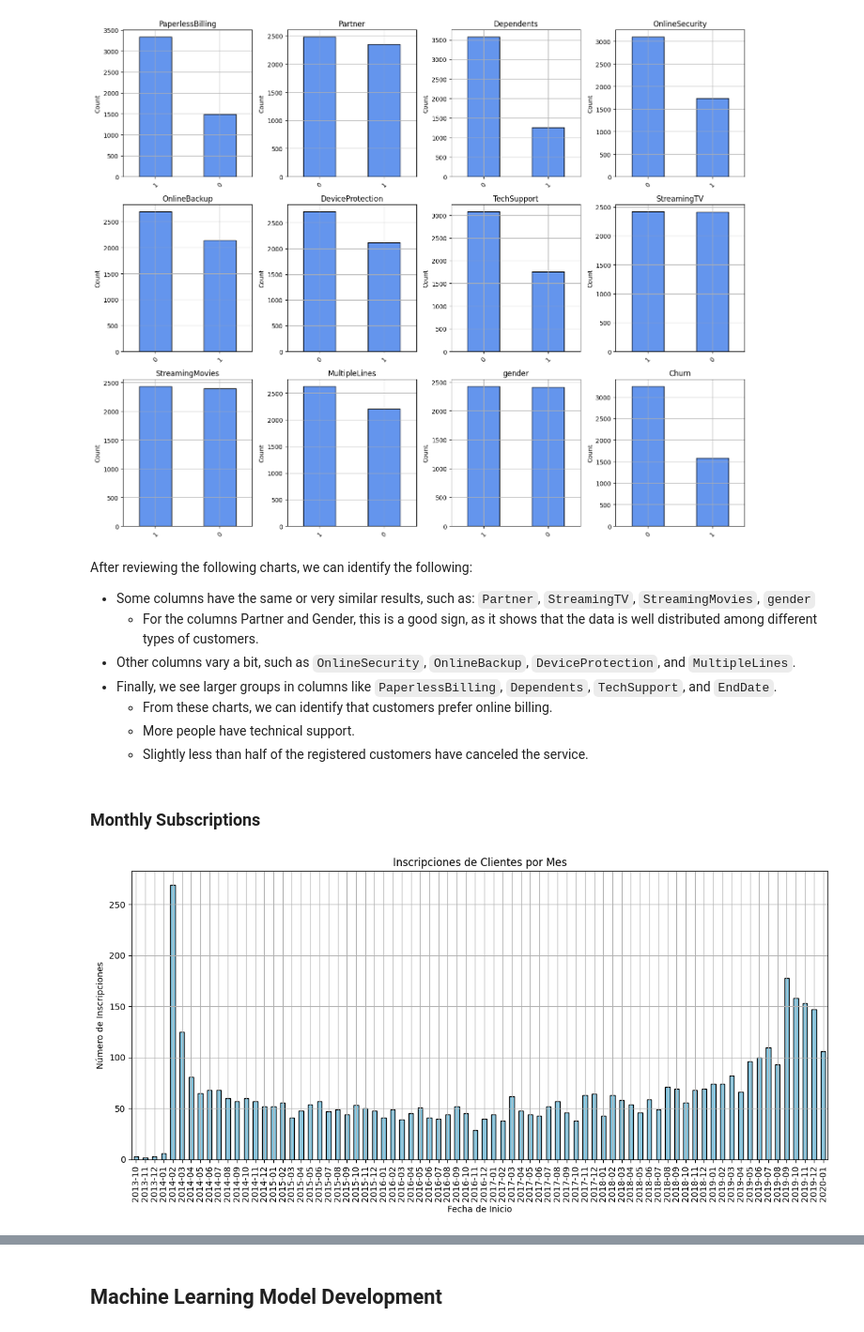
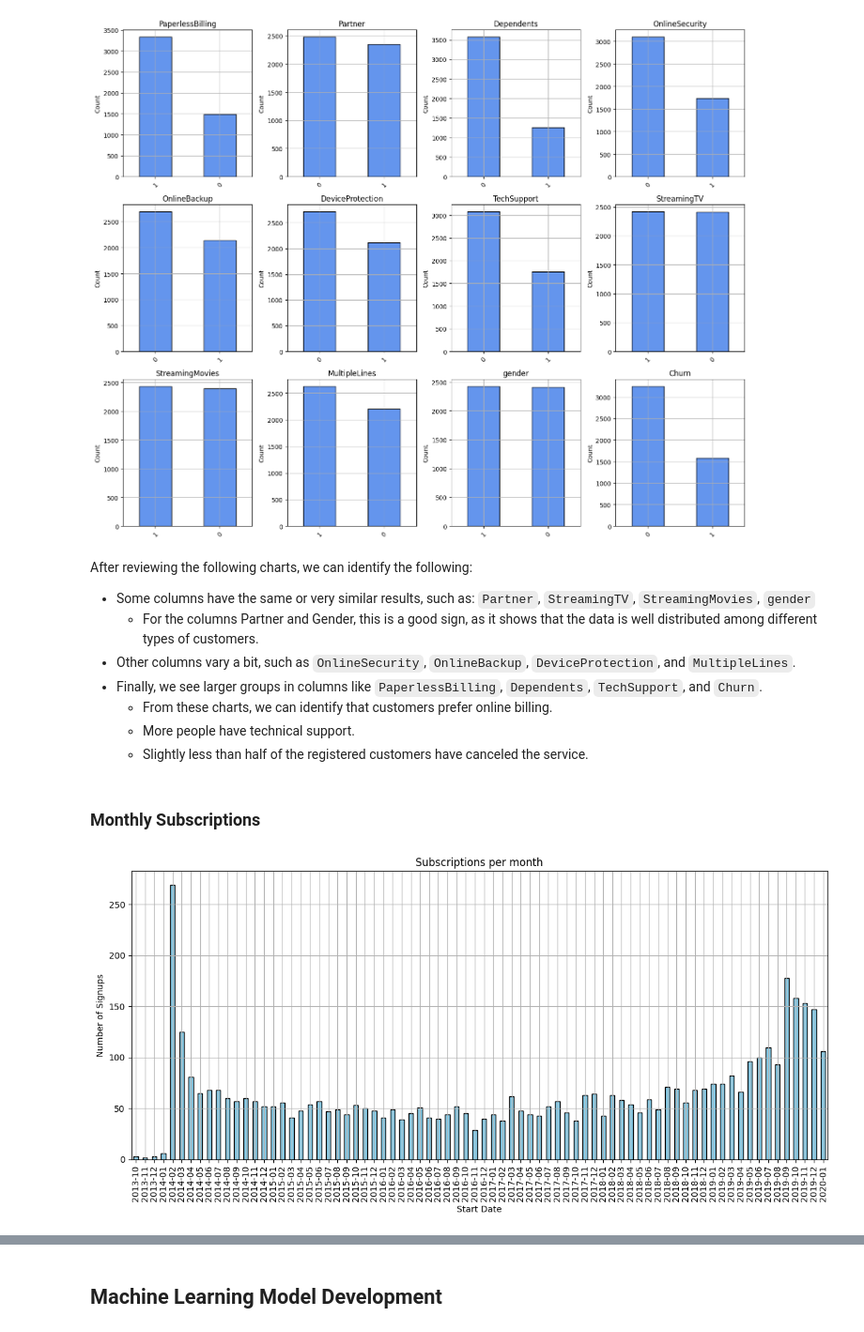
Before and after one commit to Salasian/Churn-Interconnect-Services, a Jupyter notebook: Churn_Prediction/English/Analysis.ipynb, the cells around one changed output, grey strips where cells are left out. Shown at 94% size. Saved outputs shown, nothing was run; the diff lists cells and outputs as text; code cells hidden in the pictures.

```diff
--- a/Churn_Prediction/English/Analysis.ipynb
+++ b/Churn_Prediction/English/Analysis.ipynb
@@ -315,11 +309,22 @@ columnsBinary = ["PaperlessBilling",
+# %%
+# Added all columns that contain "Yes" and "No"
+columnsBinary = ["PaperlessBilling",
+                 "Partner",
+                 "Dependents",
+                 "OnlineSecurity",
+                 "OnlineBackup",
+                 "DeviceProtection",
+                 "TechSupport",
+                 "StreamingTV",
+                 "StreamingMovies",
+                 "MultipleLines"]
+# Added all columns that contain "True" and "False"
+columnsBool = df.select_dtypes(include='bool').columns.tolist()
 # %%
 # Iterate over all columns that have "Yes" and "No" values
 for col in columnsBinary:
-    print(f"{col}:")
-    # Before the change
-    print(f"{df[col].value_counts().index.values} {df[col].dtype}")
-    # Replace value with True when the word "Yes" is found and False when the word "No" is found
+    # Replace value with 1 when the word "Yes" is found and 0 when the word "No" is found
     df[col] = df[col].apply(lambda x: 1 if "Yes" in x else 0)
-    # After the change
-    print(f"{df[col].value_counts().index.values} {df[col].dtype}")
-    print()
+for col in columnsBool:
+    # Replace value with 1 when the word True is found and 0 when the word False is found
+    df[col] = df[col].astype(int)
@@ -400,12 +380,3 @@ Finally, we can see that all our columns now have appropriate values and types,
-# %%
-# Assuming BeginYear, BeginMonth columns exist
-df['BeginDate'] = pd.to_datetime(df['BeginYear'].astype(str) + '-' + df['BeginMonth'].astype(str) + '-01')
-# Adjust reference date to 3 months after the latest BeginDate
-reference_date = df['BeginDate'].max()
-# Create a new column to indicate if the plan was changed in the last 90 days
-df['recent_plan_change'] = (reference_date - df['BeginDate']).dt.days <= 90
-# Change type to int
-df['recent_plan_change'] = df['recent_plan_change'].astype(int)
 # %% [markdown]
 ## Exploratory Data Analysis (EDA)
 # %% [markdown]
@@ -463,7 +434,7 @@ After reviewing the following charts, we can identify the following:
 * Some columns have the same or very similar results, such as: `Partner`, `StreamingTV`, `StreamingMovies`, `gender`
   * For the columns Partner and Gender, this is a good sign, as it shows that the data is well distributed among different types of customers.
 * Other columns vary a bit, such as `OnlineSecurity`, `OnlineBackup`, `DeviceProtection`, and `MultipleLines`.
-* Finally, we see larger groups in columns like `PaperlessBilling`, `Dependents`, `TechSupport`, and `EndDate`.
+* Finally, we see larger groups in columns like `PaperlessBilling`, `Dependents`, `TechSupport`, and `Churn`.
   * From these charts, we can identify that customers prefer online billing.
   * More people have technical support.
   * Slightly less than half of the registered customers have canceled the service.
@@ -472,21 +443,21 @@ After reviewing the following charts, we can identify the following:
 # %%
 yearMonthInscriptions = pd.to_datetime(df['BeginYear'].astype(str) + '-' + df['BeginMonth'].astype(str))
 # Count all customers who signed up in each month
 signups_per_month = df.groupby(yearMonthInscriptions.dt.to_period('M')).size()
 # Create a chart showing the total number of customers subscribed each month
 plt.figure(figsize=(12, 6))
 # Create the chart from the dataframe
 signups_per_month.plot(kind='bar', color='skyblue', edgecolor='black')
 # Set titles and labels
-plt.title('Inscripciones de Clientes por Mes')
-plt.xlabel('Fecha de Inicio')
-plt.ylabel('Número de Inscripciones')
+plt.title('Subscriptions per month')
+plt.xlabel('Start Date')
+plt.ylabel('Number of Signups')
 # Rotate the labels to appear vertical
 plt.xticks(rotation=90)
 plt.tight_layout()
 plt.grid(True)
 # Show the chart
 plt.show()
 # %% [output]
-[figure, old version]
+[figure, new version]
 # %% [markdown]
```
Also changed, not shown: parts of 53 cells of this notebook, 1 other file.
